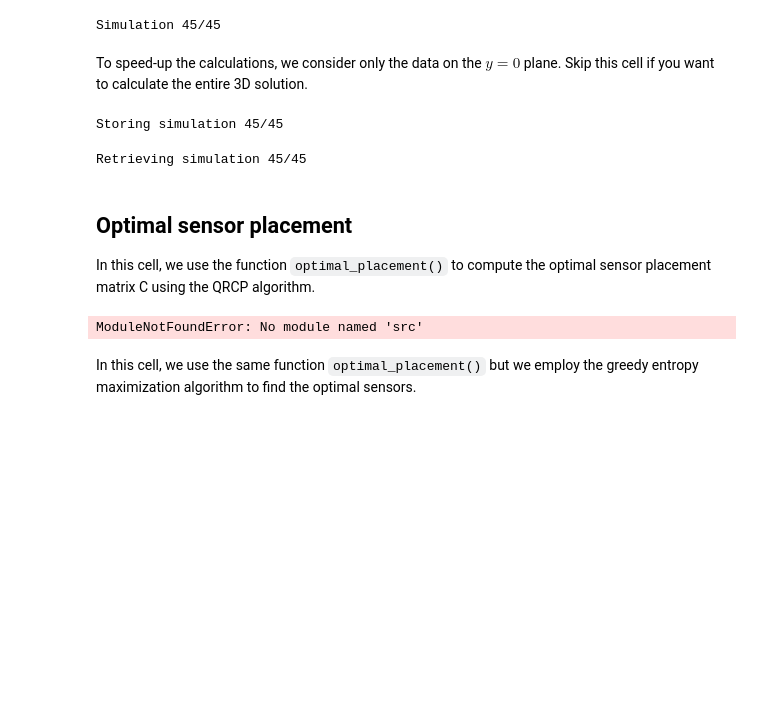
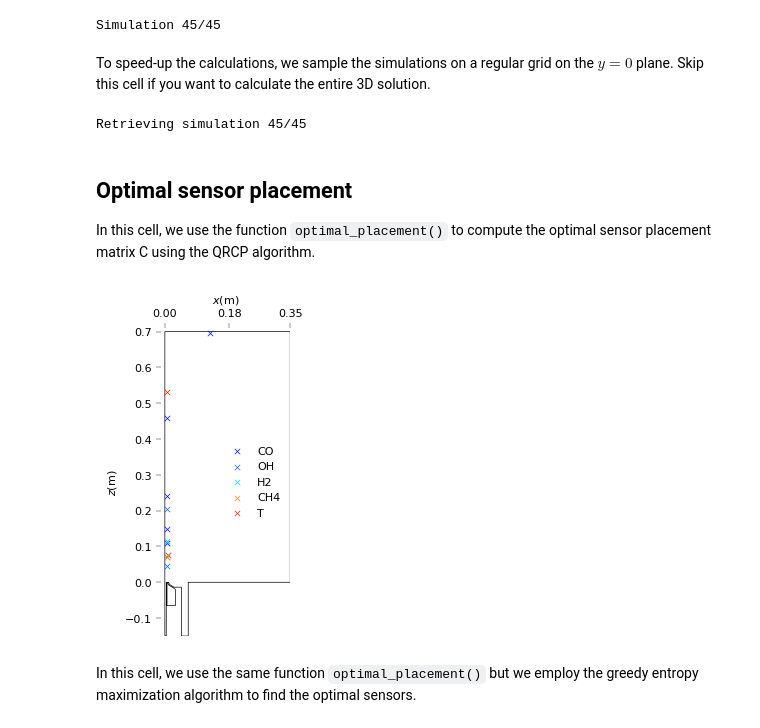
Before and after one commit to burn-research/OpenMEASURE, a Jupyter notebook: docs/sparse_sensing_doc.ipynb, the cells around one changed output. Drawn from its saved outputs; the diff is of its cells as text; code cells hidden in the pictures; blank space fills up the shorter version.

```diff
--- a/docs/sparse_sensing_doc.ipynb
+++ b/docs/sparse_sensing_doc.ipynb
@@ -191,8 +191,7 @@ for i in range(P_df.shape[0]):
 # %% [output]
 Simulation 45/45
 # %% [markdown]
-To speed-up the calculations, we consider only the data on the $y=0$ plane. Skip this cell if you want to calculate the entire
-3D solution.
+To speed-up the calculations, we sample the simulations on a regular grid on the $y=0$ plane. Skip this cell if you want to calculate the entire 3D solution.
 # %%
 import pyvista as pv
 
@@ -204,21 +203,29 @@ for i in range(m):
     for j in range(n_features):
         mesh[f'{i}/{j}'] = X_3D[j*n_cells_3D:(j+1)*n_cells_3D, i]
 
+dx = 5e-3
+x_samples = np.arange(dx, 0.35, dx)
+z_samples = np.arange(dx, 0.7, dx)
 
-plane = mesh.ctp(pass_cell_data=True).slice(normal='y', origin=(0,1e-3,0), progress_bar=True, generate_triangles=True)
+x_samples_grid, z_samples_grid = np.meshgrid(x_samples, z_samples)
+im_shape = x_samples_grid.shape
+xyz = np.zeros((x_samples_grid.size, 3))
+xyz[:,0] = x_samples_grid.flatten()
+xyz[:,1] = dx
+xyz[:,2] = z_samples_grid.flatten()
 
-xyz = plane.cell_centers().points
-n_cells = plane.n_cells
-n = n_features*n_cells
-X = np.empty((n,m))
+n_cells = xyz.shape[0]
 
+samples = pv.PolyData(xyz)
+mesh_samples = samples.sample(mesh, tolerance=dx)
+
+X = np.zeros((xyz.shape[0]*n_features, m))
 for i in range(m):
     print(f'Retrieving simulation {i+1}/{m}', end='\r', flush=True)
     for j in range(n_features):
-        X[j*n_cells:(j+1)*n_cells, i] = plane.cell_data[f'{i}/{j}']
+        X[j*n_cells:(j+1)*n_cells, i] = mesh_samples[f'{i}/{j}']
 # %% [output]
-Storing simulation 45/45
+Retrieving simulation 45/45
-Retrieving simulation 45/45
 # %% [markdown]
 ## Optimal sensor placement
 
@@ -264,35 +271,36 @@ def plot_sensors(xyz_sensors, features, mesh_outline):
     ax.spines['right'].set_visible(False)
     ax.spines['bottom'].set_visible(False)
     ax.spines['left'].set_visible(False)
 
     plt.show()
 
 i_test = [0, 21, 27, 38] # index of the testing simulations
 
 P_train = np.delete(P, i_test, axis=0)
 P_test = P[i_test, :]
 
 X_train = np.delete(X, i_test, axis=1)
 X_test = X[:, i_test]
 
 spr = SPR(X_train, n_features, xyz) # Create the spr object
 
 # Compute the optimal measurement matrix using qr decomposition
 n_sensors = 14
-C_qr = spr.optimal_placement(select_modes='number', n_modes=n_sensors)
+spr.fit(select_modes='number', n_modes=n_sensors)
+C_qr = spr.optimal_placement()
 
 # Get the sensors positions and features
 xyz_sensors = np.zeros((n_sensors, 4))
 for i in range(n_sensors):
     index = np.argmax(C_qr[i,:])
     xyz_sensors[i,:3] = xyz[index % n_cells, :]
     xyz_sensors[i,3] = index // n_cells
 
 mesh_outline = np.genfromtxt('../data/ROM/mesh_outline.csv', delimiter=',', skip_header=1)
 
 plot_sensors(xyz_sensors, features, mesh_outline)
 # %% [output]
-ModuleNotFoundError: No module named 'src'
+[figure, added]
 # %% [markdown]
 In this cell, we use the same function `optimal_placement()` but we employ the greedy entropy maximization algorithm to find the optimal sensors.
 # %%
```
Also changed, not shown: parts of 5 cells of this notebook, 8 other files.
